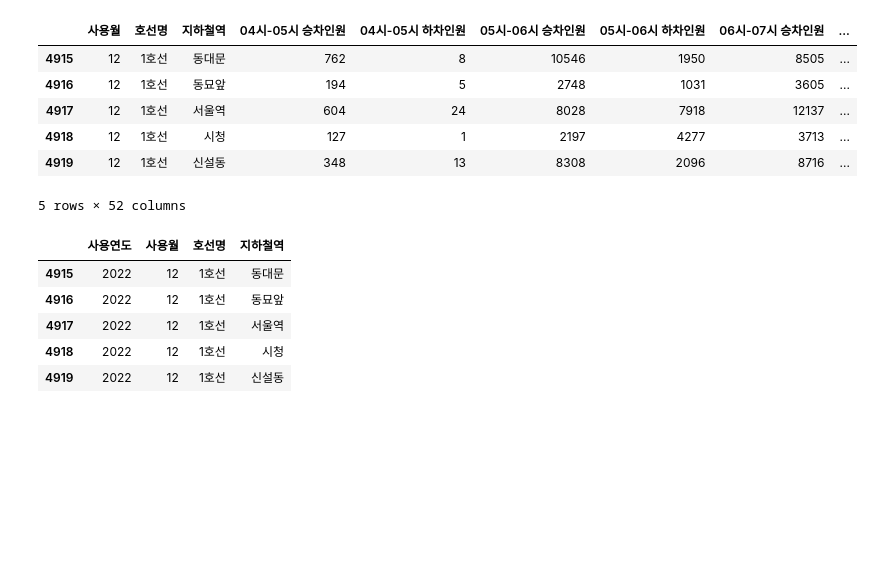
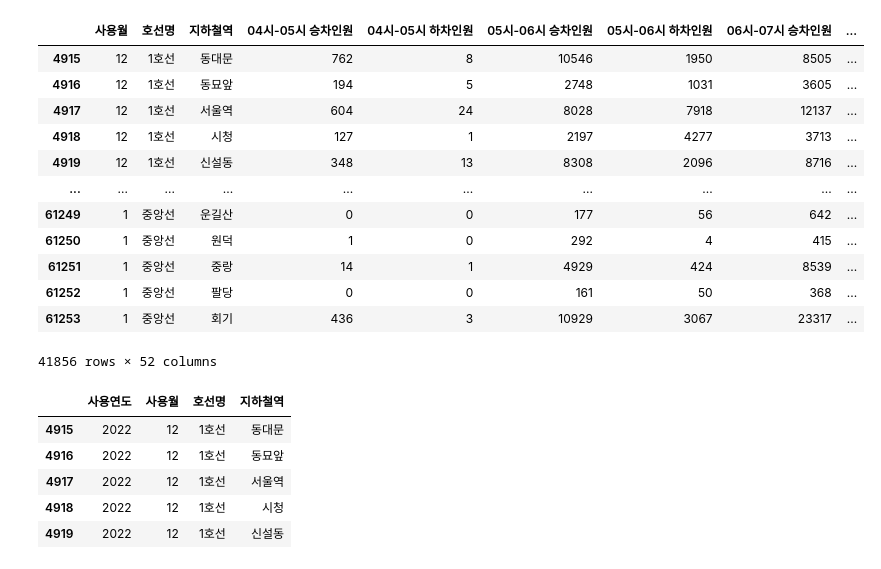
Before and after one commit to SSolLEE/tempProject, a Jupyter notebook: python/crawling/semi/역별월별비율.ipynb, the cells around one changed output. Drawn from its saved outputs; the diff is of its cells as text; code cells hidden in the pictures; blank space fills up the shorter version.

```diff
--- a/python/crawling/semi/역별월별비율.ipynb
+++ b/python/crawling/semi/역별월별비율.ipynb
@@ -13,8 +23,8 @@ data.head(1)
 # %%
 # 2020년 ~ 2022년 자료 필터링
 
-start_date = 202001 # 2020년 1월
+start_date = 201501 # 2020년 1월
 end_date = 202212 # 2022년 12월
 df = data[(data['사용월'] >= start_date) & (data['사용월'] <= end_date)]
 df = df.iloc[:, :-1]
-df
+# df
@@ -34,0 +31,5 @@ df
+# %%
+# 2020년, 2021년 삭제
+df = df[(df['사용월'] < 201999) | (df['사용월'] > 202199)]
+#df.사용월.value_counts()
+df
@@ -35,15 +50,21 @@ df
 # %%
 df['사용연도'] = df['사용월'] // 100
 df['사용월'] = df['사용월'] % 100
-df.head()
+df
 # %% [output]
 |  | 사용월 | 호선명 | 지하철역 | 04시-05시 승차인원 | 04시-05시 하차인원 | 05시-06시 승차인원 | 05시-06시 하차인원 | 06시-07시 승차인원 | ... |
 | 4915 | 12 | 1호선 | 동대문 | 762 | 8 | 10546 | 1950 | 8505 | ... |
 | 4916 | 12 | 1호선 | 동묘앞 | 194 | 5 | 2748 | 1031 | 3605 | ... |
 | 4917 | 12 | 1호선 | 서울역 | 604 | 24 | 8028 | 7918 | 12137 | ... |
 | 4918 | 12 | 1호선 | 시청 | 127 | 1 | 2197 | 4277 | 3713 | ... |
 | 4919 | 12 | 1호선 | 신설동 | 348 | 13 | 8308 | 2096 | 8716 | ... |
+| ... | ... | ... | ... | ... | ... | ... | ... | ... | ... |
+| 61249 | 1 | 중앙선 | 운길산 | 0 | 0 | 177 | 56 | 642 | ... |
+| 61250 | 1 | 중앙선 | 원덕 | 1 | 0 | 292 | 4 | 415 | ... |
+| 61251 | 1 | 중앙선 | 중랑 | 14 | 1 | 4929 | 424 | 8539 | ... |
+| 61252 | 1 | 중앙선 | 팔당 | 0 | 0 | 161 | 50 | 368 | ... |
+| 61253 | 1 | 중앙선 | 회기 | 436 | 3 | 10929 | 3067 | 23317 | ... |
-5 rows × 52 columns
+41856 rows × 52 columns
 # %%
 sub = df.iloc[:, [-1, 0, 1, 2]]
 sub.head()
```
Also changed, not shown: parts of 10 cells of this notebook, 22 other files.
